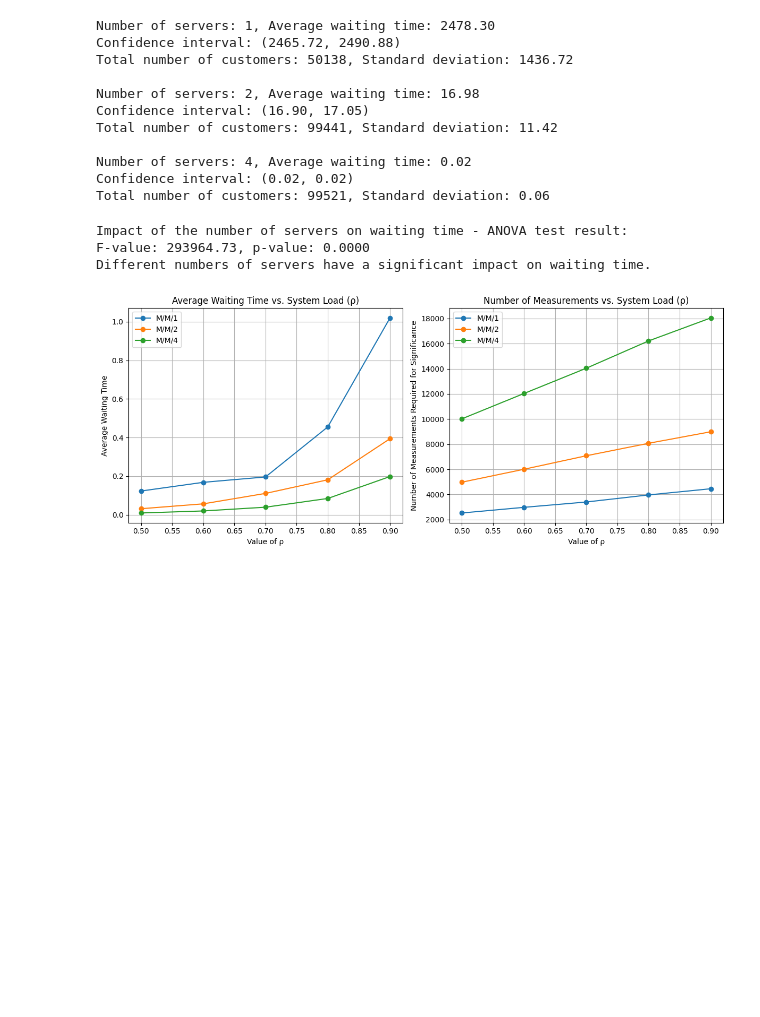
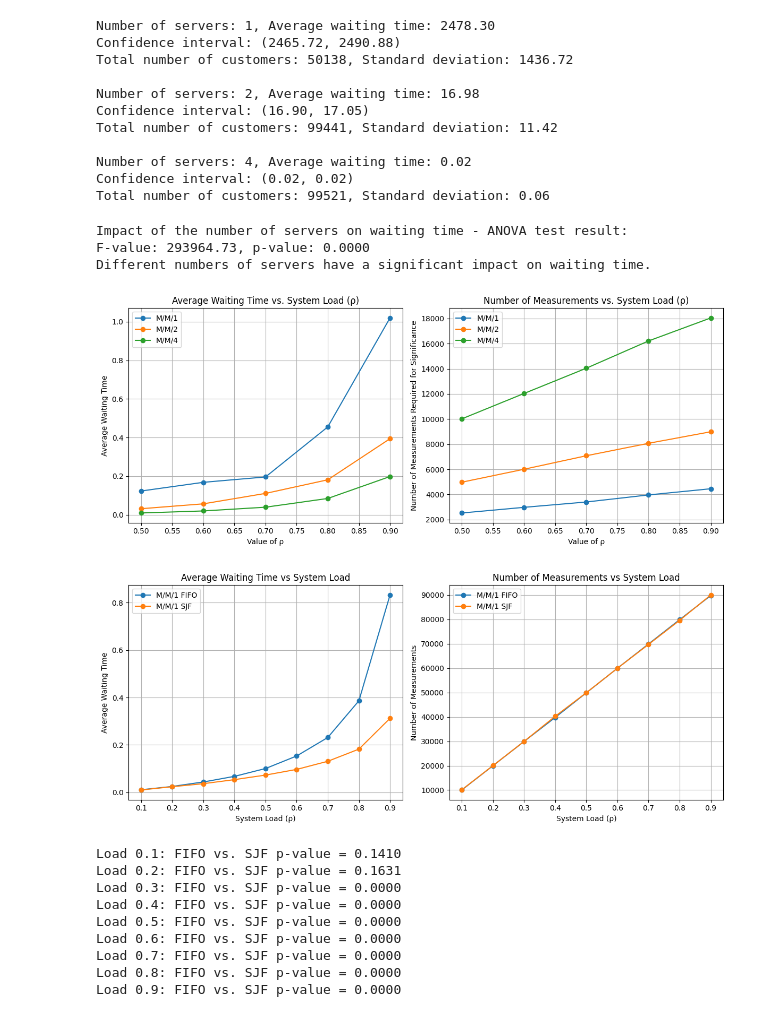
Before and after one commit to jazminli/DES-Simulation-Assignment2, a Jupyter notebook: DES.ipynb, the cells around one changed output. Drawn from its saved outputs; the diff is of its cells as text; code cells hidden in the pictures; blank space fills up the shorter version.

```diff
--- a/DES.ipynb
+++ b/DES.ipynb
@@ -148,14 +148,6 @@ plt.show()
 [figure]
 # %%
 # Question 3
-
-import simpy
-import random
-import statistics
-import matplotlib.pyplot as plt
-import scipy.stats as stats
-import numpy as np
-
 # Define the customer process for FIFO scheduling
 def customer_fifo(env, server, times):
     arrival_time = env.now
@@ -230,30 +222,43 @@ for rho in load_levels:
     results_sjf['measurements'].append(len(wait_times_sjf))
     results_sjf['p_values'].append(p_value)
 
 # Plotting
 plt.figure(figsize=(12, 5))
 
 # Average Waiting Time vs System Load
 plt.subplot(1, 2, 1)
 plt.plot(results_fifo['loads'], results_fifo['average_waits'], marker='o', label='M/M/1 FIFO')
 plt.plot(results_sjf['loads'], results_sjf['average_waits'], marker='o', label='M/M/1 SJF')
 plt.xlabel('System Load (ρ)')
 plt.ylabel('Average Waiting Time')
 plt.title('Average Waiting Time vs System Load')
+plt.grid(True)
 plt.legend()
 
 # Number of Measurements vs System Load
 plt.subplot(1, 2, 2)
 plt.plot(results_fifo['loads'], results_fifo['measurements'], marker='o', label='M/M/1 FIFO')
 plt.plot(results_sjf['loads'], results_sjf['measurements'], marker='o', label='M/M/1 SJF')
 plt.xlabel('System Load (ρ)')
 plt.ylabel('Number of Measurements')
 plt.title('Number of Measurements vs System Load')
+plt.grid(True)
 plt.legend()
 
 plt.tight_layout()
 plt.show()
 
 # Optionally, print or plot p-values to analyze the statistical difference in waiting times
 for i in range(len(load_levels)):
     print(f"Load {load_levels[i]:.1f}: FIFO vs. SJF p-value = {results_fifo['p_values'][i]:.4f}")
+# %% [output]
+[figure, added]
+Load 0.1: FIFO vs. SJF p-value = 0.1410
+Load 0.2: FIFO vs. SJF p-value = 0.1631
+Load 0.3: FIFO vs. SJF p-value = 0.0000
+Load 0.4: FIFO vs. SJF p-value = 0.0000
+Load 0.5: FIFO vs. SJF p-value = 0.0000
+Load 0.6: FIFO vs. SJF p-value = 0.0000
+Load 0.7: FIFO vs. SJF p-value = 0.0000
+Load 0.8: FIFO vs. SJF p-value = 0.0000
+Load 0.9: FIFO vs. SJF p-value = 0.0000
```
